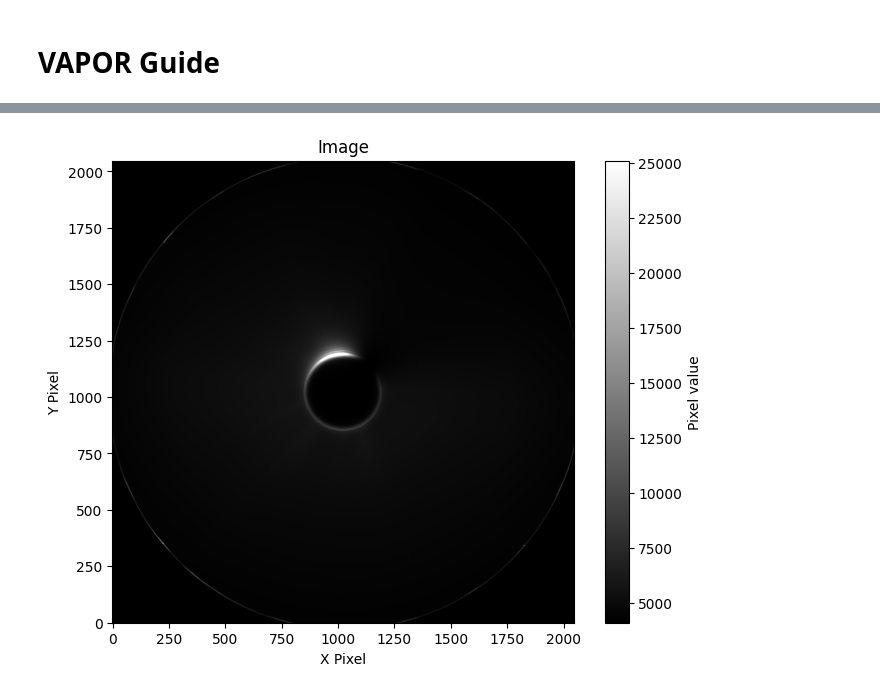
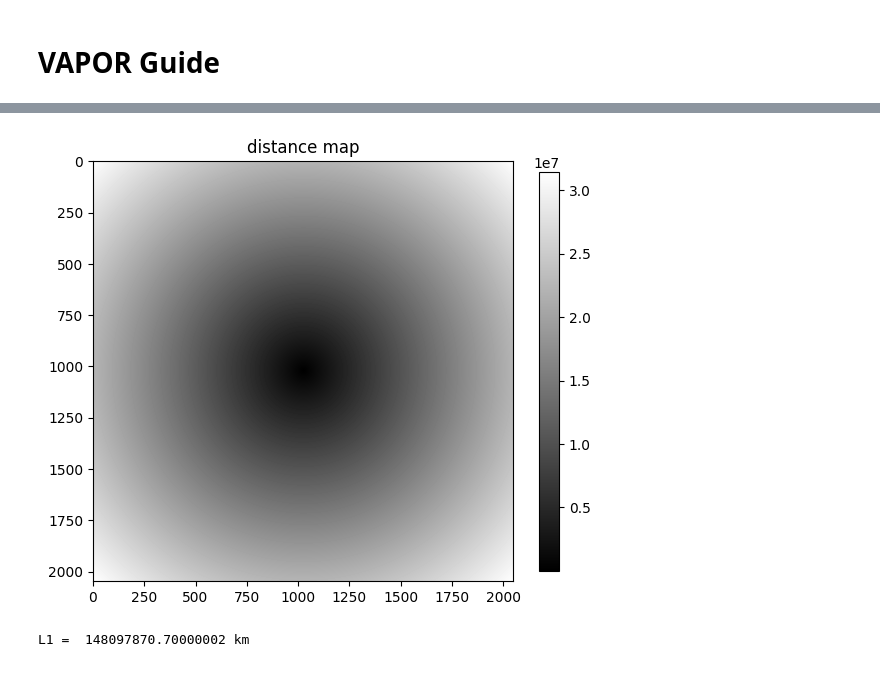
Before and after one commit to punch-mission/vapor, a Jupyter notebook: doc_01_overview.ipynb, the cells around one changed output, grey strips where cells are left out. Drawn from its saved outputs; the diff is of its cells as text; code cells hidden in the pictures.

```diff
--- a/doc_01_overview.ipynb
+++ b/doc_01_overview.ipynb
@@ -57,6 +40,11 @@ Support contains the following functions
 # %%
 # import some data
-tB_FITS="./test_data/stereo/20230916_180745_B.fts"
-pB_FITS="./test_data/stereo/20230916_180745_pB.fts"
-FITS_file_list=[tB_FITS, pB_FITS]
+tb_base_fits="./test_data/stereo/20121109_000915_B_base.fts"
+pb_base_fits="./test_data/stereo/20121109_000915_pB_base.fts"
+
+tb_fits="./test_data/stereo/20121109_030915_B.fts"
+pb_fits="./test_data/stereo/20121109_030915_pB.fts"
+
+base_fits_file_list=[tb_base_fits, pb_base_fits]
+fits_file_list=[tb_fits, pb_fits]
 # %%
@@ -67,9 +62,15 @@ pl.show_two_fits_image(tB_FITS, pB_FITS, title1="tB Image", title2="pB Image")
 # %%
-# this can also be done in two steps
-test_data=sp.open_fits(tB_FITS)
-pl.display_img(test_data)
+# create a distance map using the above stereo data
+distance_map = sup.create_distance_map(fits_file_list)
+
+# view distance map, each pixel has its distance from the sun center this is needed to make a line of sight derivation
+con.show_1_image(distance_map,  title1="distance map")
 # %% [output]
-[figure, old version]
+[figure, new version]
 # %%
-tB_data, pB_data, tB_header, pB_header=sp.import_data(FITS_file_list)
+# define distance to observer, assuming L1
+dist_in_km=con.to_km(1, unit="L1")
+print("L1 = ", dist_in_km, "km" )
+# %% [output]
+L1 =  148097870.70000002 km
 # %%
```
Also changed, not shown: parts of 8 cells of this notebook, 2 other files.
